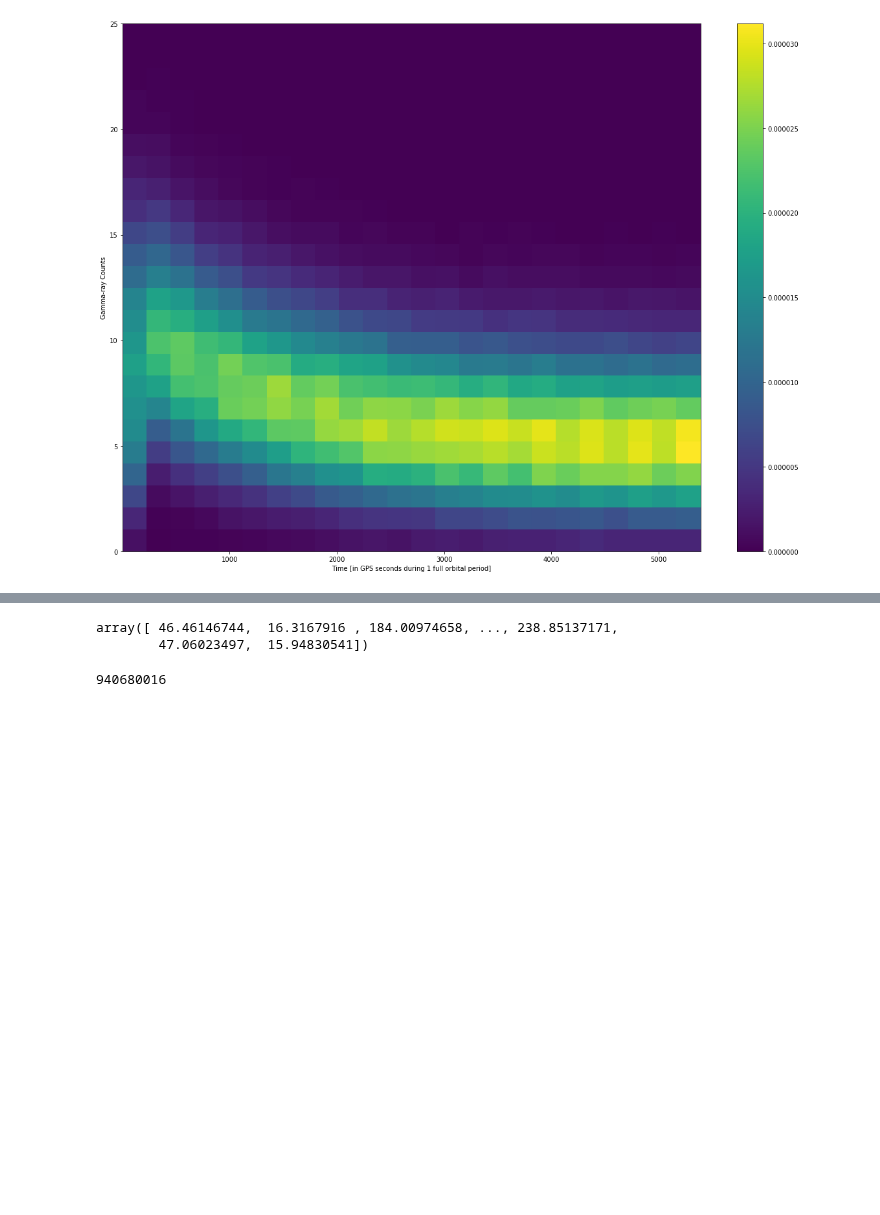
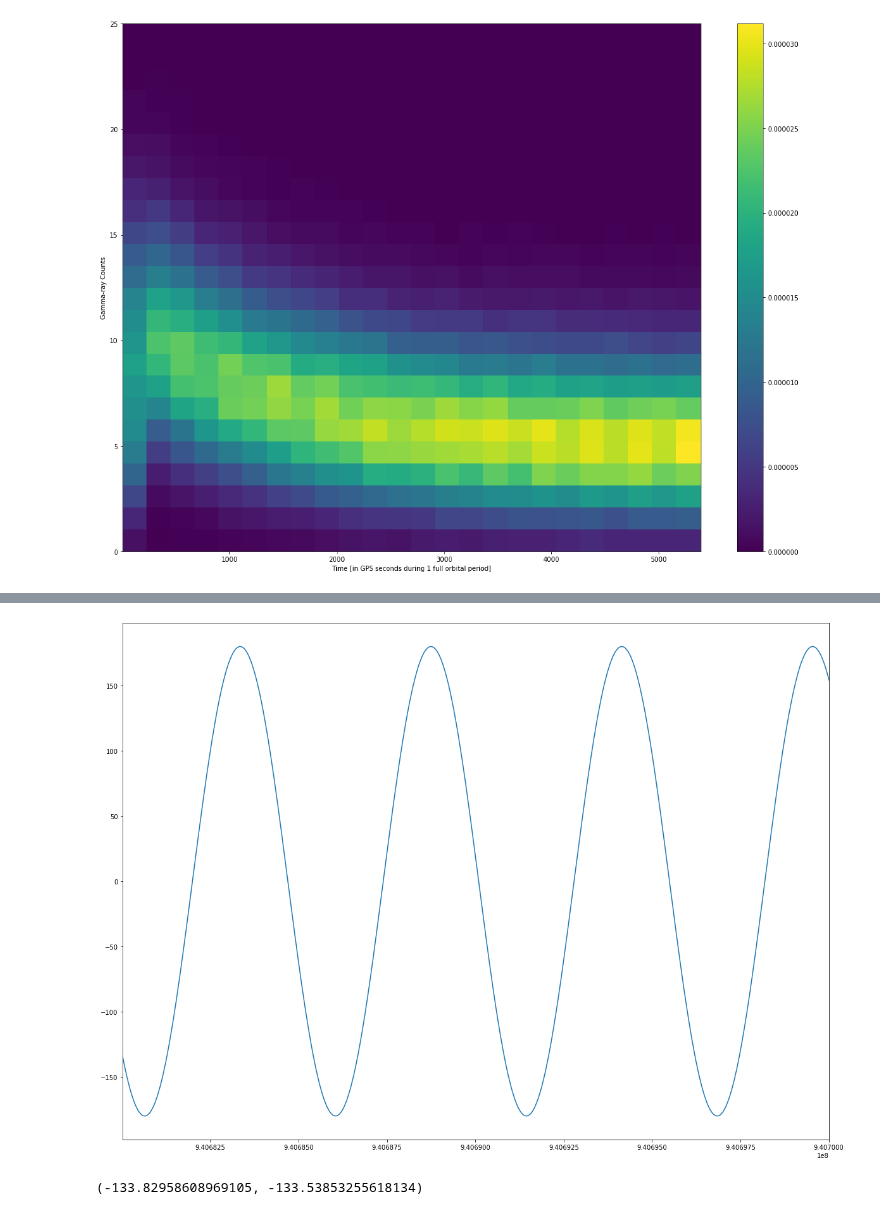
Before and after one commit to jbc1216/434-Portfolio, a Jupyter notebook: FinchCarr_Lab04.ipynb, the cells around one changed output, grey strips where cells are left out. Saved outputs shown, nothing was run; the diff lists cells and outputs as text; code cells hidden in the pictures; blank space fills up the shorter version.

```diff
--- a/FinchCarr_Lab04.ipynb
+++ b/FinchCarr_Lab04.ipynb
@@ -207,13 +189,13 @@ plt.show()
 # %%
-x = np.int(data[0,:1:1])
+x = np.int(data[0,:1:1]) #time t = 0 but actual time value
 def longitude(t):
-    result = (180 * np.sin(0.001164*(t + 940721760.3))) + 180
+    result = (180 * np.sin(0.001164*(t + 940721760.3)))
     return result
-longitude(timeGPS)
+fig, ax = plt.subplots(1,1)
+ax.plot(timeGPS, longitude(timeGPS))
+plt.xlim(np.int(data[0,:1:1]), 9.407e8)
+plt.show()
+longitude(x+5400), longitude(x)
 # %% [output]
+[figure, added]
-array([ 46.46146744,  16.3167916 , 184.00974658, ..., 238.85137171,
-        47.06023497,  15.94830541])
+(-133.82958608969105, -133.53853255618134)
-# %%
-np.int(data[0,:1:])
-# %% [output]
-940680016
```
Also changed, not shown: parts of 16 cells of this notebook.
